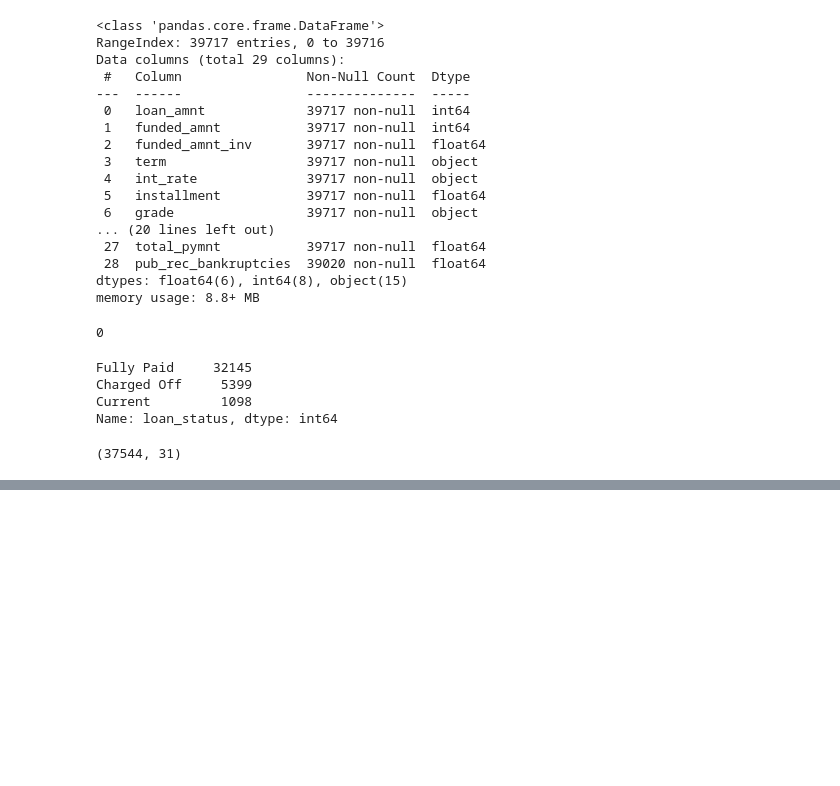
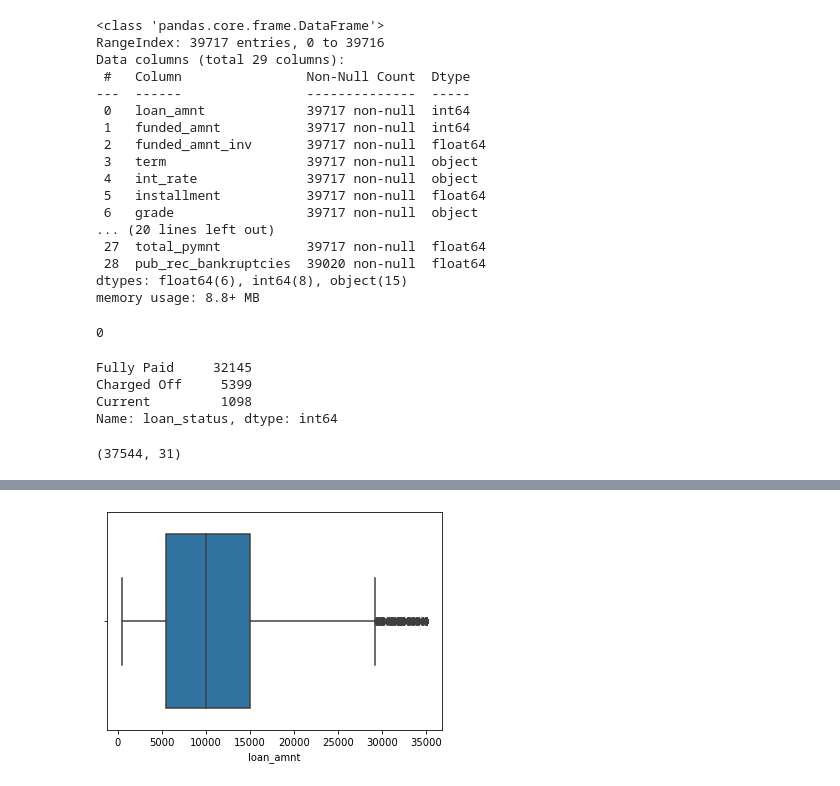
Before and after one commit to blahblahsingh/lending_club, a Jupyter notebook: lending_club.ipynb, the cells around one changed output, grey strips where cells are left out. Drawn from its saved outputs; the diff is of its cells as text; code cells hidden in the pictures; blank space fills up the shorter version.

```diff
--- a/lending_club.ipynb
+++ b/lending_club.ipynb
@@ -239,0 +255,4 @@ Name: total_pymnt, Length: 39717, dtype: float64
+# %%
+#Cleaning term column and converting to numberic
+df['term']= df.term.apply(lambda x:x.split()[0])
+df.term.value_counts(normalize=True)
@@ -239,0 +263,5 @@ Name: total_pymnt, Length: 39717, dtype: float64
+# %%
+df.earliest_cr_line = pd.to_datetime(df.earliest_cr_line, format='%b-%y')
+# %%
+df['earliest_cr_line_month'] = df['earliest_cr_line'].dt.month
+df['earliest_cr_line_year'] = df['earliest_cr_line'].dt.year
@@ -239,0 +273,4 @@ Name: total_pymnt, Length: 39717, dtype: float64
+# %%
+#correcting the year by reducing the year by 100 for the values higher than the present year
+df.loc[df['earliest_cr_line_year'] > 2021 , 'earliest_cr_line_year'] = df['earliest_cr_line_year'] - 100
+df.groupby('earliest_cr_line_year').loan_amnt.count()
@@ -239,0 +335,4 @@ Name: total_pymnt, Length: 39717, dtype: float64
+# %%
+sns.boxplot(df.loan_amnt)
+# %% [output]
+[figure, added]
```
Also changed, not shown: parts of 33 cells of this notebook, 1 other file.
